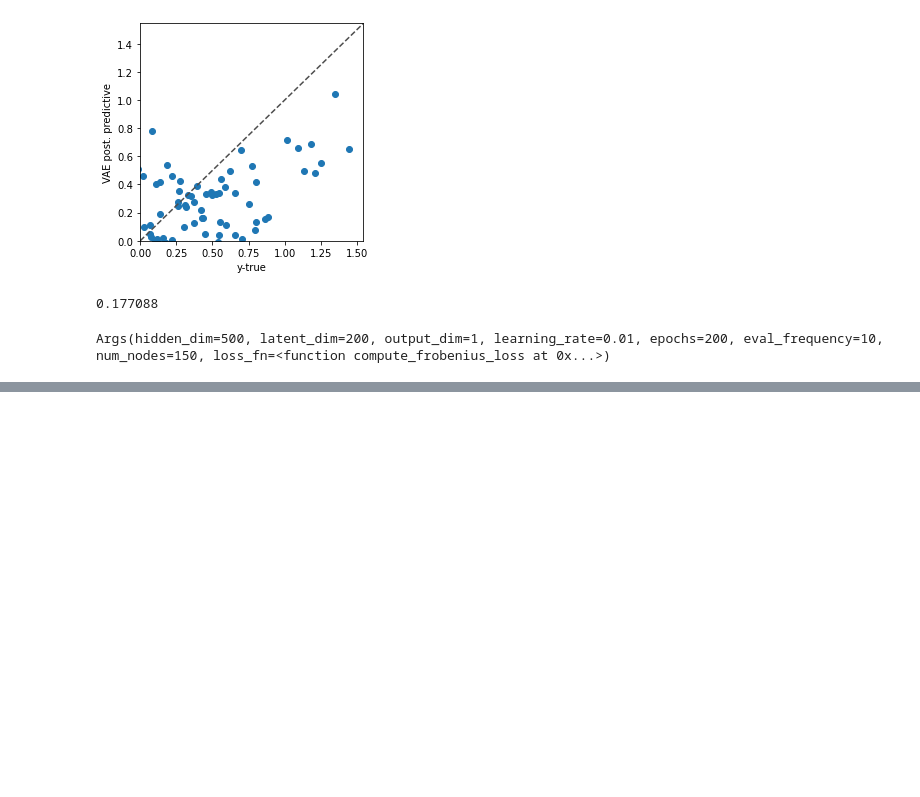
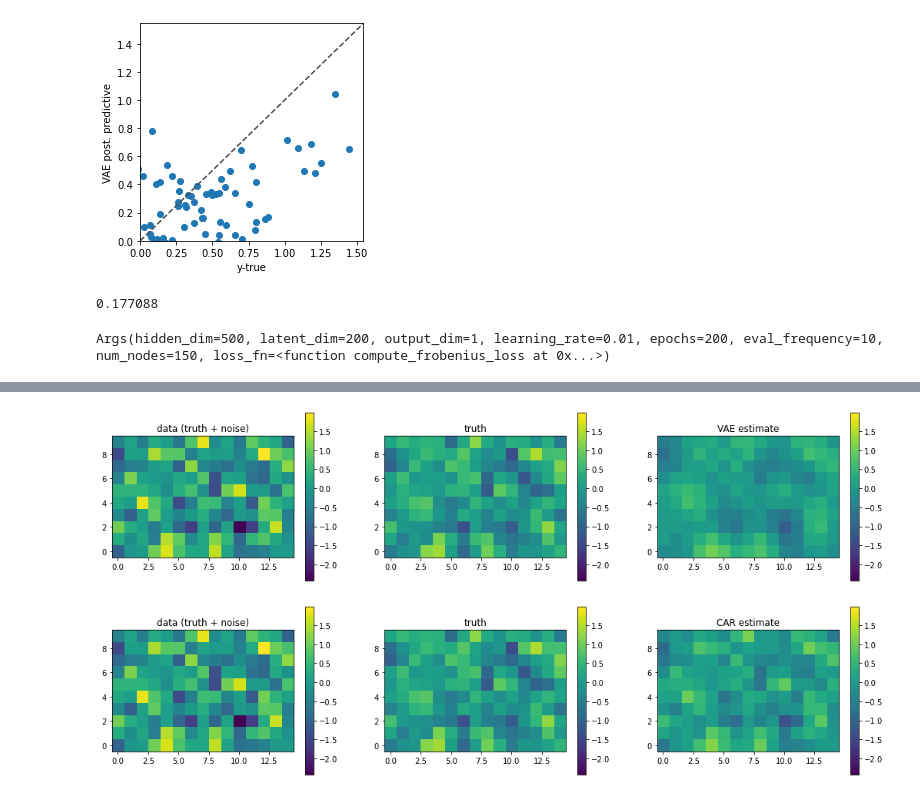
Before and after one commit to salfaris/PriorVGAE, a Jupyter notebook: car_example_new_dataset.ipynb, the cells around one changed output, grey strips where cells are left out. Cells and saved outputs as stored; diff of their text form; code cells hidden in the pictures; blank space fills up the shorter version.

```diff
--- a/car_example_new_dataset.ipynb
+++ b/car_example_new_dataset.ipynb
@@ -550,0 +640,17 @@ Args(hidden_dim=500, latent_dim=200, output_dim=1, learning_rate=0.01, epochs=20
+# %%
+plot_truth_car_vae(y_data,
+                   y_truth,
+                   mean_post_pred_vae,
+                   ttl1="data (truth + noise)",
+                   ttl2="truth",
+                   ttl3="VAE estimate")
+
+plot_truth_car_vae(y_data,
+                   y_truth,
+                   mean_post_pred_car,
+                   ttl1="data (truth + noise)",
+                   ttl2="truth",
+                   ttl3="CAR estimate")
+# %% [output]
+[figure, added]
+[figure, added]
```
Also changed, not shown: parts of 10 cells of this notebook.
